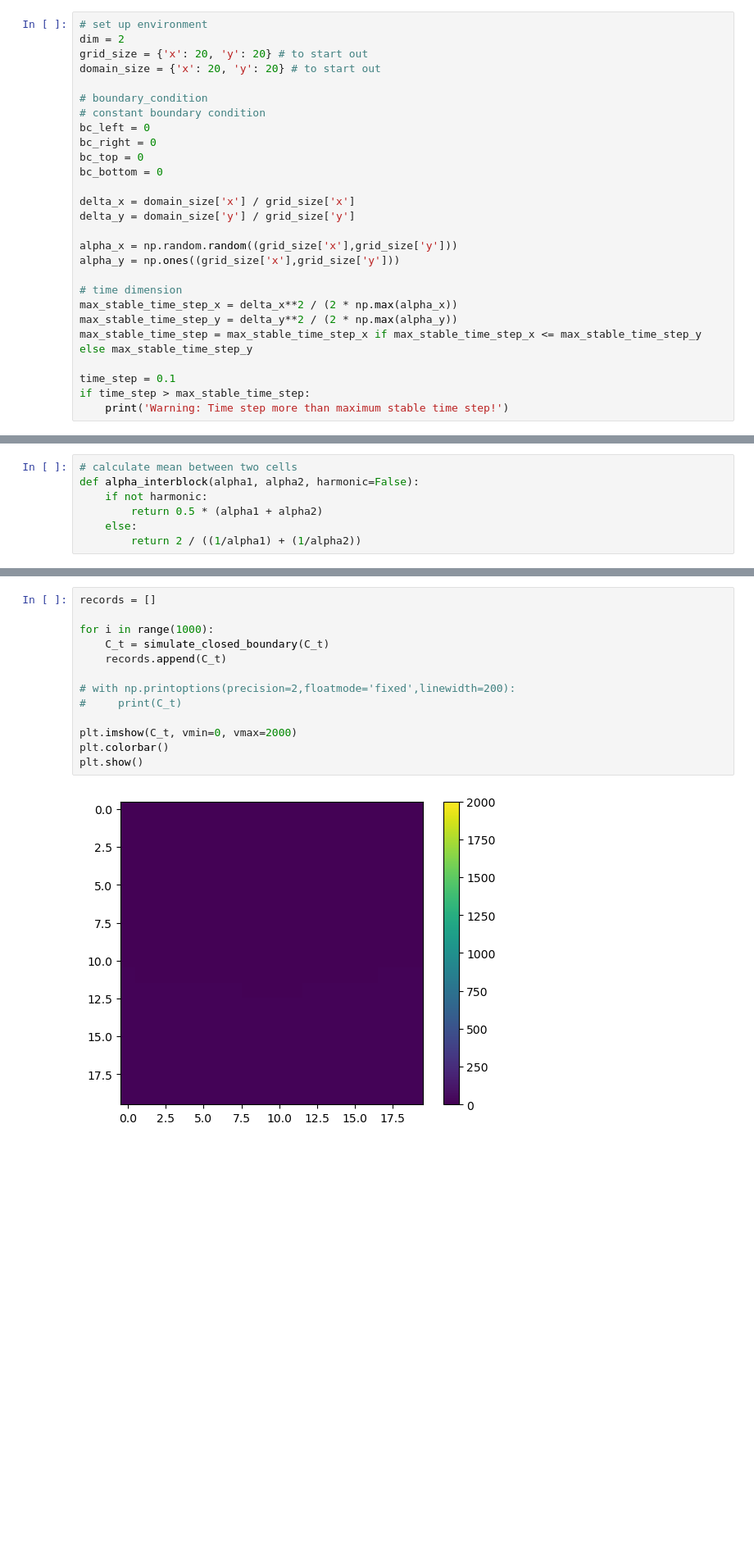
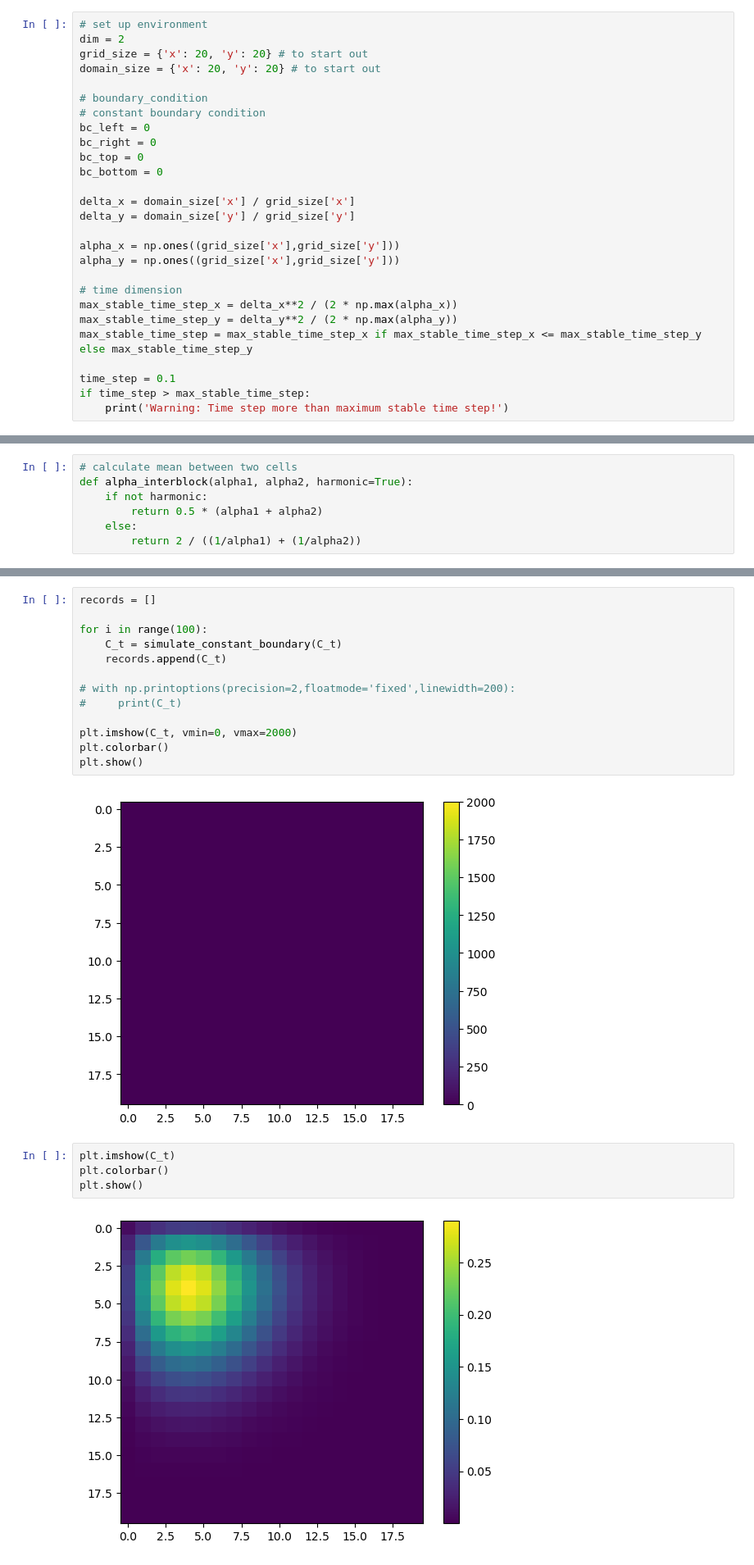
Before and after one commit to POET-Simulator/tug, a Jupyter notebook: proto/FTCS.ipynb, the cells around one changed output, grey strips where cells are left out. Shown at 82% size. Saved outputs shown, nothing was run; the diff lists cells and outputs as text; blank space fills up the shorter version.

```diff
--- a/proto/FTCS.ipynb
+++ b/proto/FTCS.ipynb
@@ -22,7 +22,7 @@ bc_bottom = 0
 delta_x = domain_size['x'] / grid_size['x']
 delta_y = domain_size['y'] / grid_size['y']
 
-alpha_x = np.random.random((grid_size['x'],grid_size['y']))
+alpha_x = np.ones((grid_size['x'],grid_size['y']))
 alpha_y = np.ones((grid_size['x'],grid_size['y']))
 
 # time dimension
@@ -47,6 +47,6 @@ plt.show()
 # %%
 # calculate mean between two cells
-def alpha_interblock(alpha1, alpha2, harmonic=False):
+def alpha_interblock(alpha1, alpha2, harmonic=True):
     if not harmonic:
         return 0.5 * (alpha1 + alpha2)
     else:
@@ -269,8 +269,8 @@ def simulate_closed_boundary(C_t):
 # %%
 records = []
 
-for i in range(1000):
-    C_t = simulate_closed_boundary(C_t)
+for i in range(100):
+    C_t = simulate_constant_boundary(C_t)
     records.append(C_t)
 
 # with np.printoptions(precision=2,floatmode='fixed',linewidth=200):
@@ -281,6 +281,12 @@ plt.colorbar()
 plt.show()
 # %% [output]
 [figure]
+# %%
+plt.imshow(C_t)
+plt.colorbar()
+plt.show()
+# %% [output]
+[figure, added]
 # %% [markdown]
 ### Widget
 # %%
```
Also changed, not shown: parts of 1 cell of this notebook.
